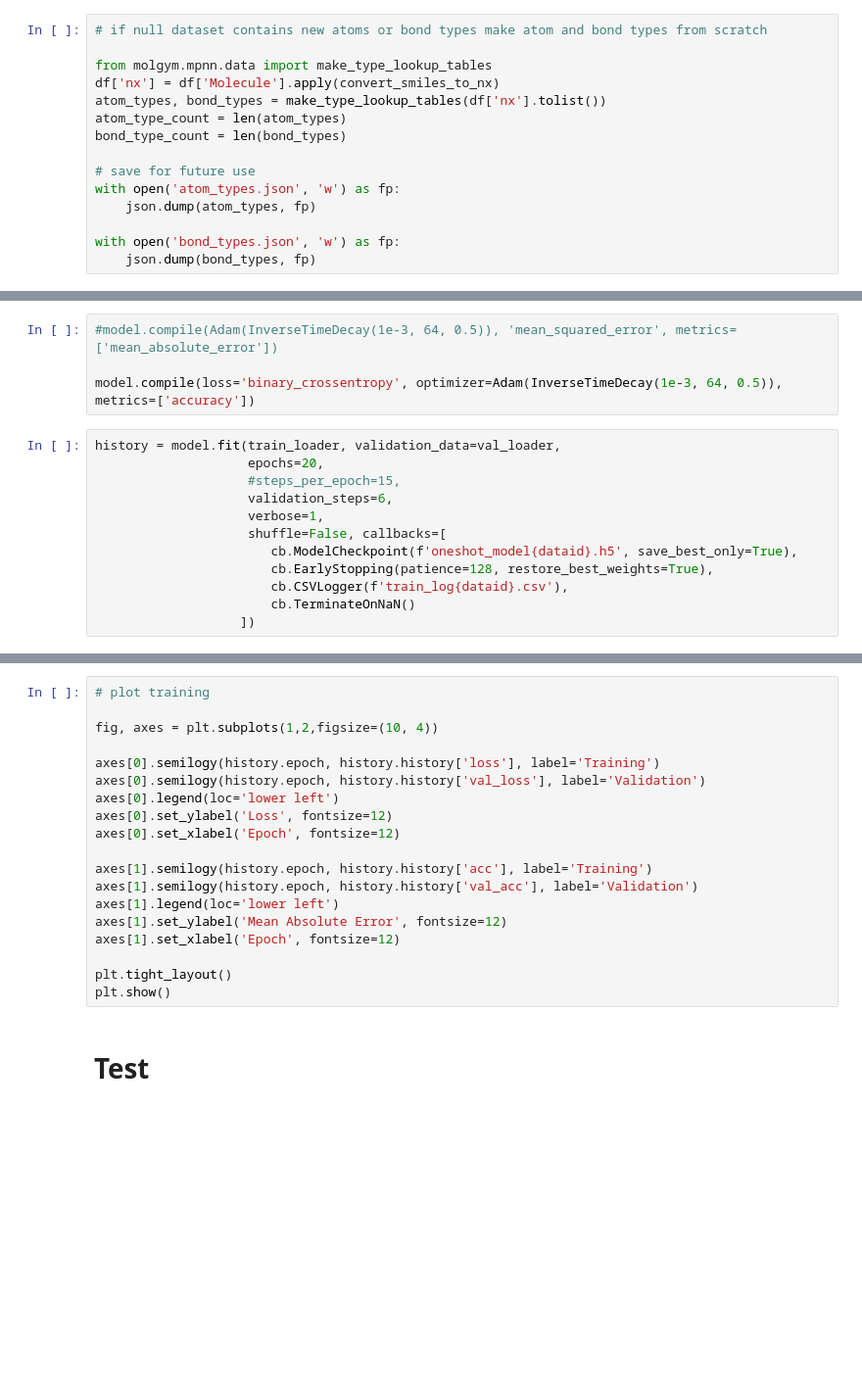
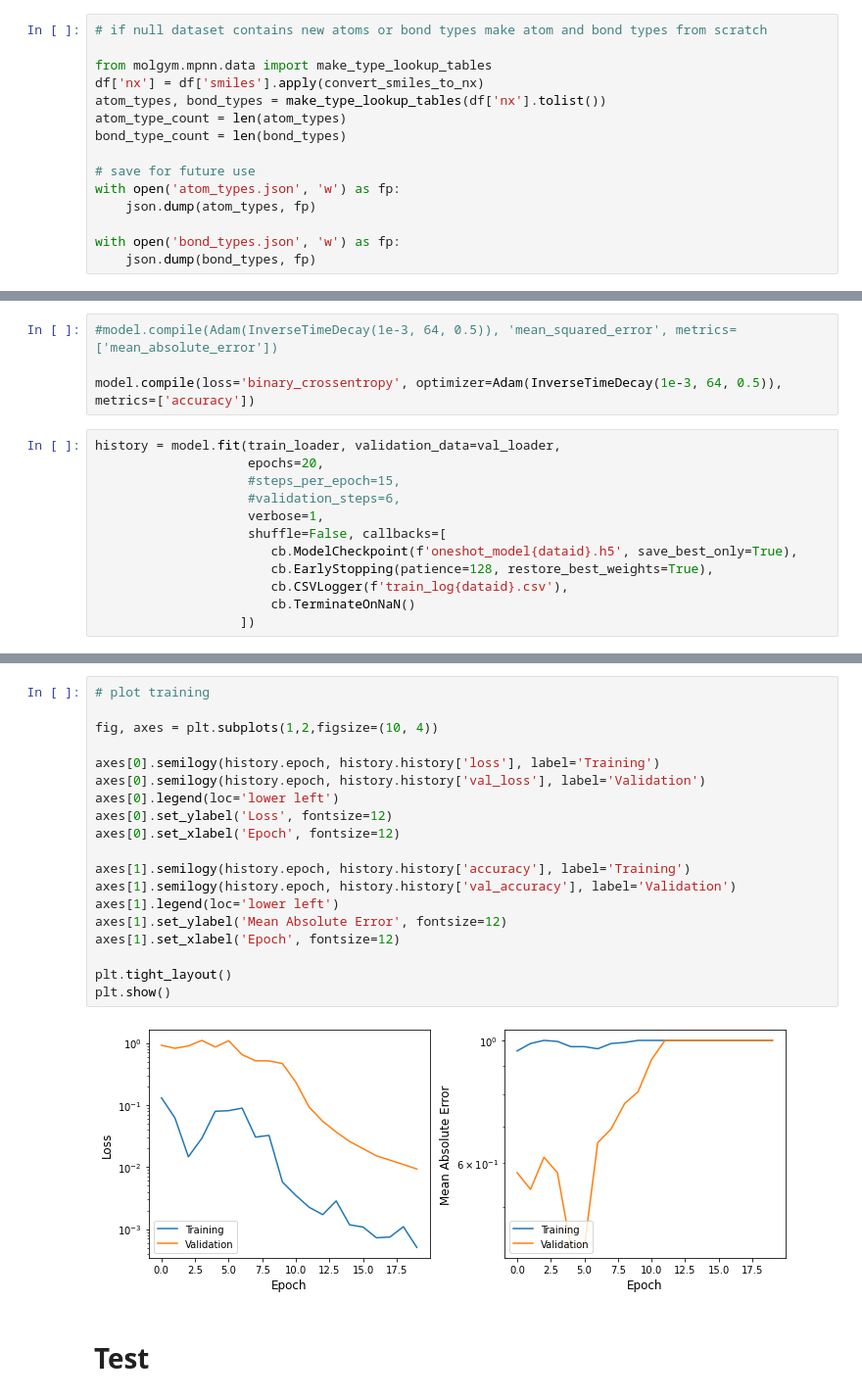
Before and after one commit to exalearn/covid-drug-design, a Jupyter notebook: similarity/OneshotSimilarity.ipynb, the cells around one changed output, grey strips where cells are left out. Shown: that part at 98% size. Cells and saved outputs as stored; diff of their text form; blank space fills up the shorter version.

Commit message:
Re-trained one-shot learner with updated molgym
Note that the entire notebook didn't finish, but the model at least
trains and saves and re-loads

```diff
--- a/similarity/OneshotSimilarity.ipynb
+++ b/similarity/OneshotSimilarity.ipynb
@@ -149,7 +167,7 @@ with open(op.join(mpnn_dir, 'bond_types.json')) as fp:
 # if null dataset contains new atoms or bond types make atom and bond types from scratch
 
 from molgym.mpnn.data import make_type_lookup_tables
-df['nx'] = df['Molecule'].apply(convert_smiles_to_nx)
+df['nx'] = df['smiles'].apply(convert_smiles_to_nx)
 atom_types, bond_types = make_type_lookup_tables(df['nx'].tolist())
 atom_type_count = len(atom_types)
 bond_type_count = len(bond_types)
@@ -494,7 +537,7 @@ model.compile(loss='binary_crossentropy', optimizer=Adam(InverseTimeDecay(1e-3,
 history = model.fit(train_loader, validation_data=val_loader,
                     epochs=20,
                     #steps_per_epoch=15,
-                    validation_steps=6,
+                    #validation_steps=6,
                     verbose=1,
                     shuffle=False, callbacks=[
                        cb.ModelCheckpoint(f'oneshot_model{dataid}.h5', save_best_only=True),
@@ -505,22 +566,24 @@ history = model.fit(train_loader, validation_data=val_loader,
 # %%
 # plot training
 
 fig, axes = plt.subplots(1,2,figsize=(10, 4))
 
 axes[0].semilogy(history.epoch, history.history['loss'], label='Training')
 axes[0].semilogy(history.epoch, history.history['val_loss'], label='Validation')
 axes[0].legend(loc='lower left')
 axes[0].set_ylabel('Loss', fontsize=12)
 axes[0].set_xlabel('Epoch', fontsize=12)
 
-axes[1].semilogy(history.epoch, history.history['acc'], label='Training')
-axes[1].semilogy(history.epoch, history.history['val_acc'], label='Validation')
+axes[1].semilogy(history.epoch, history.history['accuracy'], label='Training')
+axes[1].semilogy(history.epoch, history.history['val_accuracy'], label='Validation')
 axes[1].legend(loc='lower left')
 axes[1].set_ylabel('Mean Absolute Error', fontsize=12)
 axes[1].set_xlabel('Epoch', fontsize=12)
 
 plt.tight_layout()
 plt.show()
+# %% [output]
+[figure, added]
 # %% [markdown]
 # Test
 # %%
```
Also changed, not shown: parts of 18 cells of this notebook, 4 other files.
